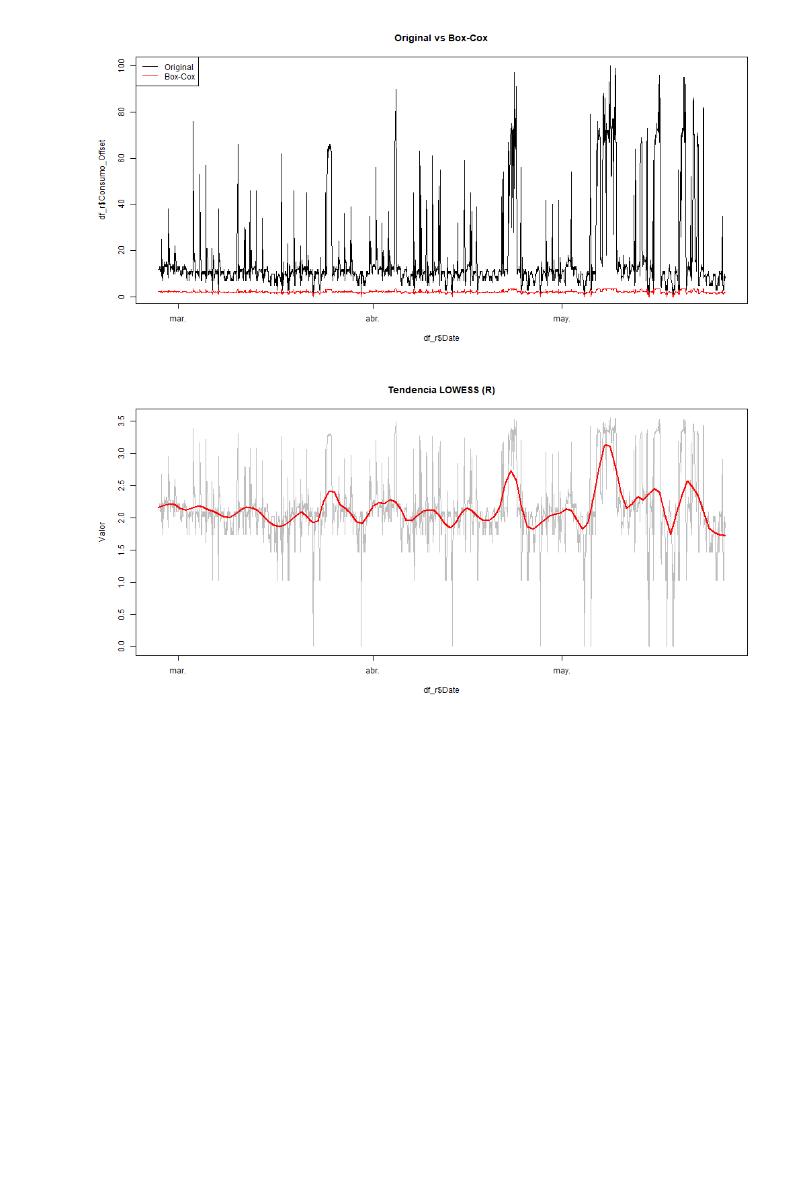
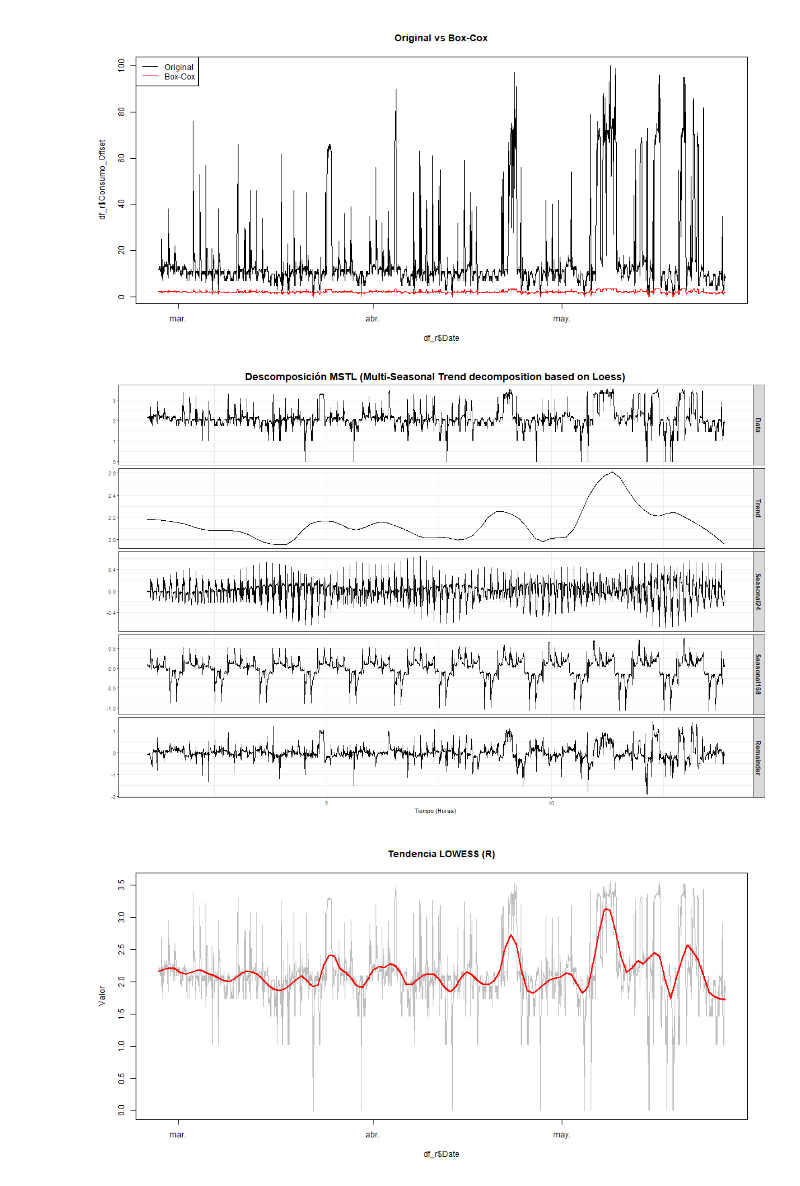
Before and after one commit to Plealm/Prediccion_Probabilistica, a Jupyter notebook: codigo_final_organizado/Aplicaciones/Aplicaciones_con_analisis/electricity_analisis.ipynb, the cells around one changed output. Drawn from its saved outputs; the diff is of its cells as text; code cells hidden in the pictures; blank space fills up the shorter version.

Commit message:
adiciones de test estadisticos para el analisis de las series de tiempo

```diff
--- a/codigo_final_organizado/Aplicaciones/Aplicaciones_con_analisis/electricity_analisis.ipynb
+++ b/codigo_final_organizado/Aplicaciones/Aplicaciones_con_analisis/electricity_analisis.ipynb
@@ -276,6 +255,25 @@ lambda_r = %R Lambda_est
 plot_(f'Estabilización de la Varianza (Box-cox λ ={lambda_r[0]:.3f} )',
       (df.index, df["Consumo"], "Datos Originales"),
       (df.index, df["BoxCox_Consumo"], "BoxCox Transformado"))
+# %%
+%%R -w 1200 -h 800
+
+# Usamos la serie BoxCox (con estacionalidad) para descomponerla
+# Definimos los periodos: 24 (diario) y 168 (semanal)
+y_msts <- msts(df_r$BoxCox_Consumo, seasonal.periods=c(24, 168))
+
+# Ajustamos descomposición MSTL
+fit_mstl <- mstl(y_msts)
+
+# Graficamos
+autoplot(fit_mstl) +
+  ggtitle("Descomposición MSTL (Multi-Seasonal Trend decomposition based on Loess)") +
+  xlab("Tiempo (Horas)") +
+  theme_bw() +
+  theme(plot.title = element_text(size=18, face="bold", hjust=0.5),
+        strip.text = element_text(size=12, face="bold"))
+# %% [output]
+[figure, added]
 # %%
 %%R -w 1000 -h 500
 # Calcular LOWESS sobre la data transformada
```
Also changed, not shown: parts of 8 cells of this notebook.
